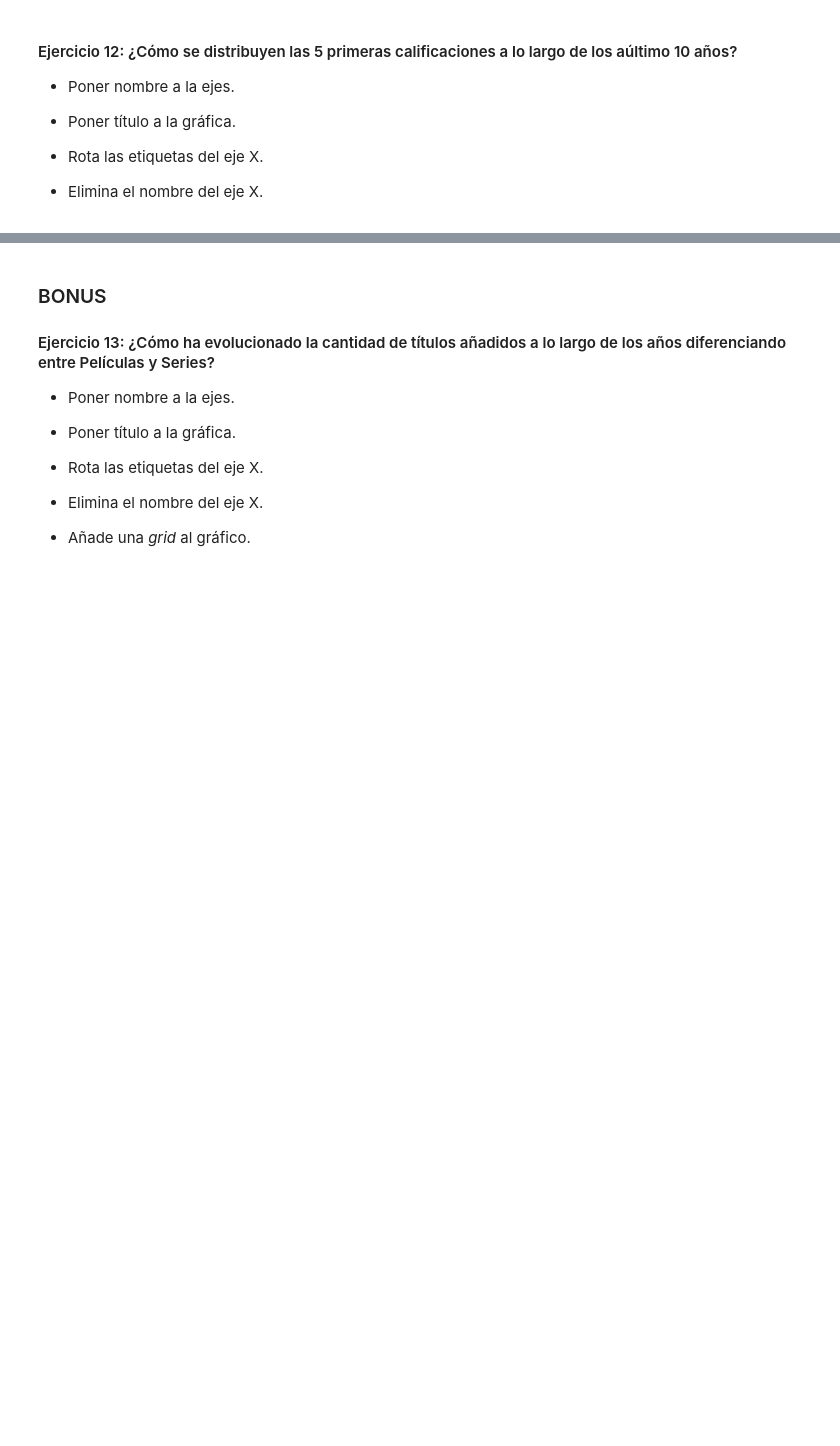
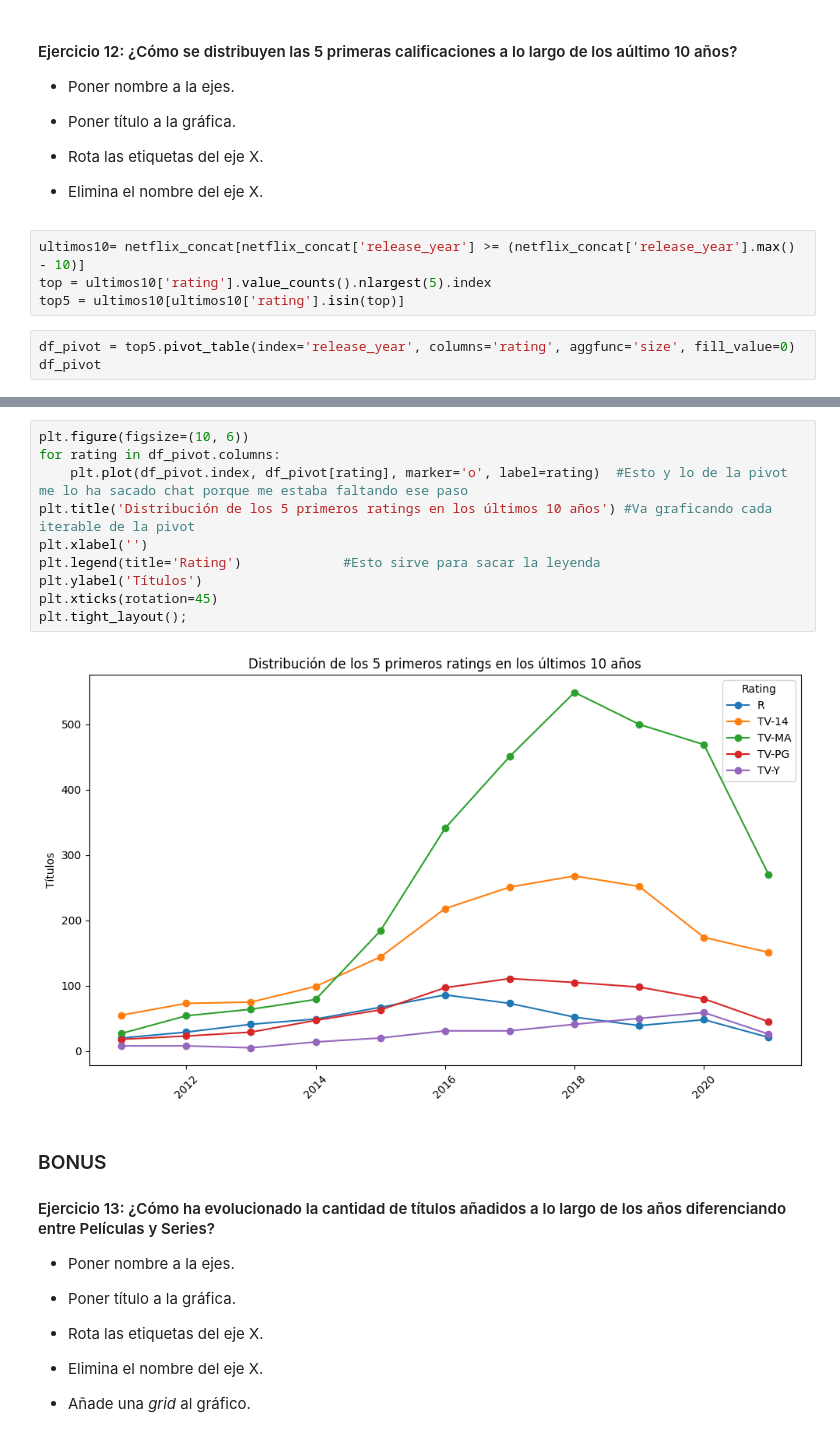
Before and after one commit to jgilsu11/laboratorio-modulo2-leccion04-visualizacion, a Jupyter notebook: laboratorio-modulo2-leccion04-visualizacion.ipynb, the cells around one changed output, grey strips where cells are left out. Drawn from its saved outputs; the diff is of its cells as text; blank space fills up the shorter version.

```diff
--- a/laboratorio-modulo2-leccion04-visualizacion.ipynb
+++ b/laboratorio-modulo2-leccion04-visualizacion.ipynb
@@ -313,3 +387,10 @@ En el ejercicio 10, tenemos que sacar el numero de pelis y series (el tipo) para
 - Rota las etiquetas del eje X.
 
 - Elimina el nombre del eje X.
+# %%
+ultimos10= netflix_concat[netflix_concat['release_year'] >= (netflix_concat['release_year'].max() - 10)]
+top = ultimos10['rating'].value_counts().nlargest(5).index
+top5 = ultimos10[ultimos10['rating'].isin(top)]
+# %%
+df_pivot = top5.pivot_table(index='release_year', columns='rating', aggfunc='size', fill_value=0)
+df_pivot
@@ -316,3 +411,15 @@ En el ejercicio 10, tenemos que sacar el numero de pelis y series (el tipo) para
+# %%
+plt.figure(figsize=(10, 6))
+for rating in df_pivot.columns:
+    plt.plot(df_pivot.index, df_pivot[rating], marker='o', label=rating)  #Esto y lo de la pivot me lo ha sacado chat porque me estaba faltando ese paso
+plt.title('Distribución de los 5 primeros ratings en los últimos 10 años') #Va graficando cada iterable de la pivot
+plt.xlabel('')
+plt.legend(title='Rating')             #Esto sirve para sacar la leyenda
+plt.ylabel('Títulos')
+plt.xticks(rotation=45)
+plt.tight_layout();
+# %% [output]
+[figure, added]
 # %% [markdown]
 
 ### BONUS
```
Also changed, not shown: parts of 8 cells of this notebook.
